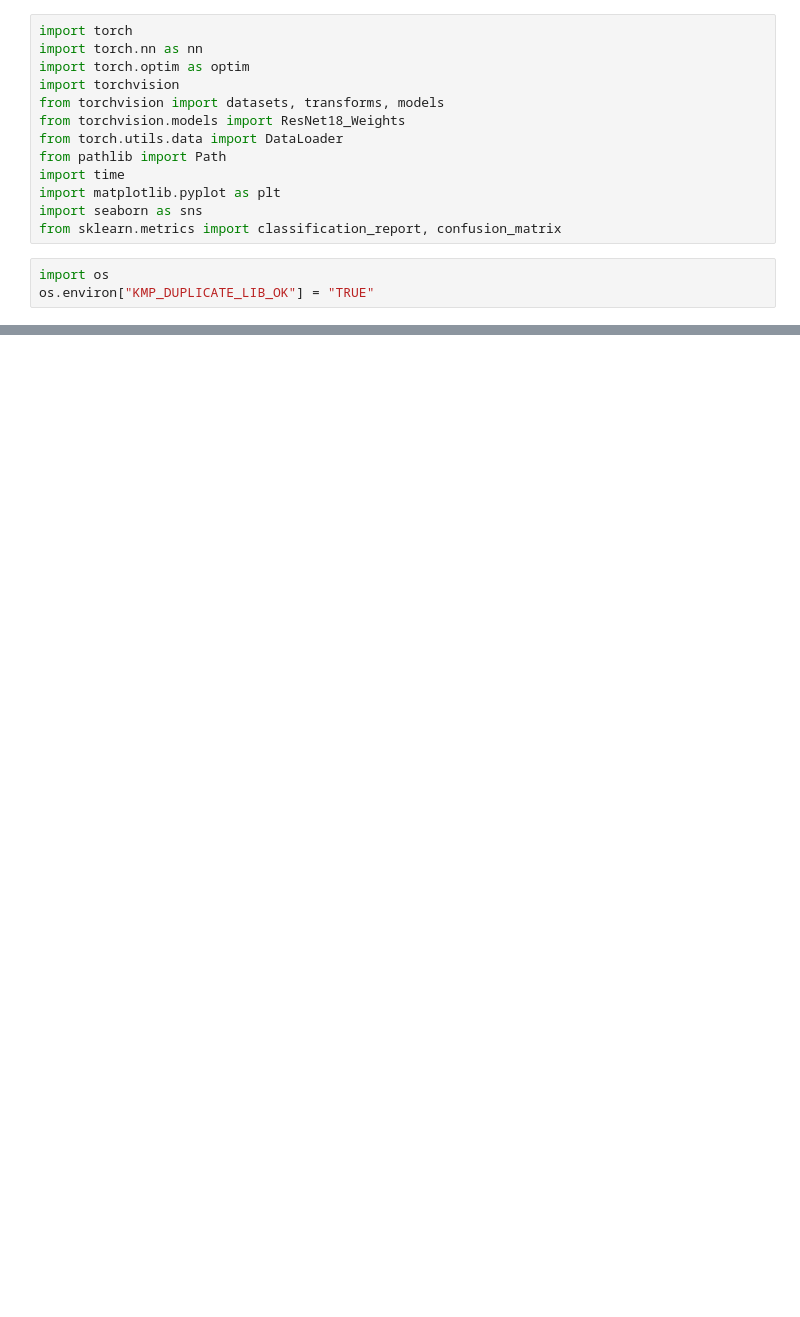
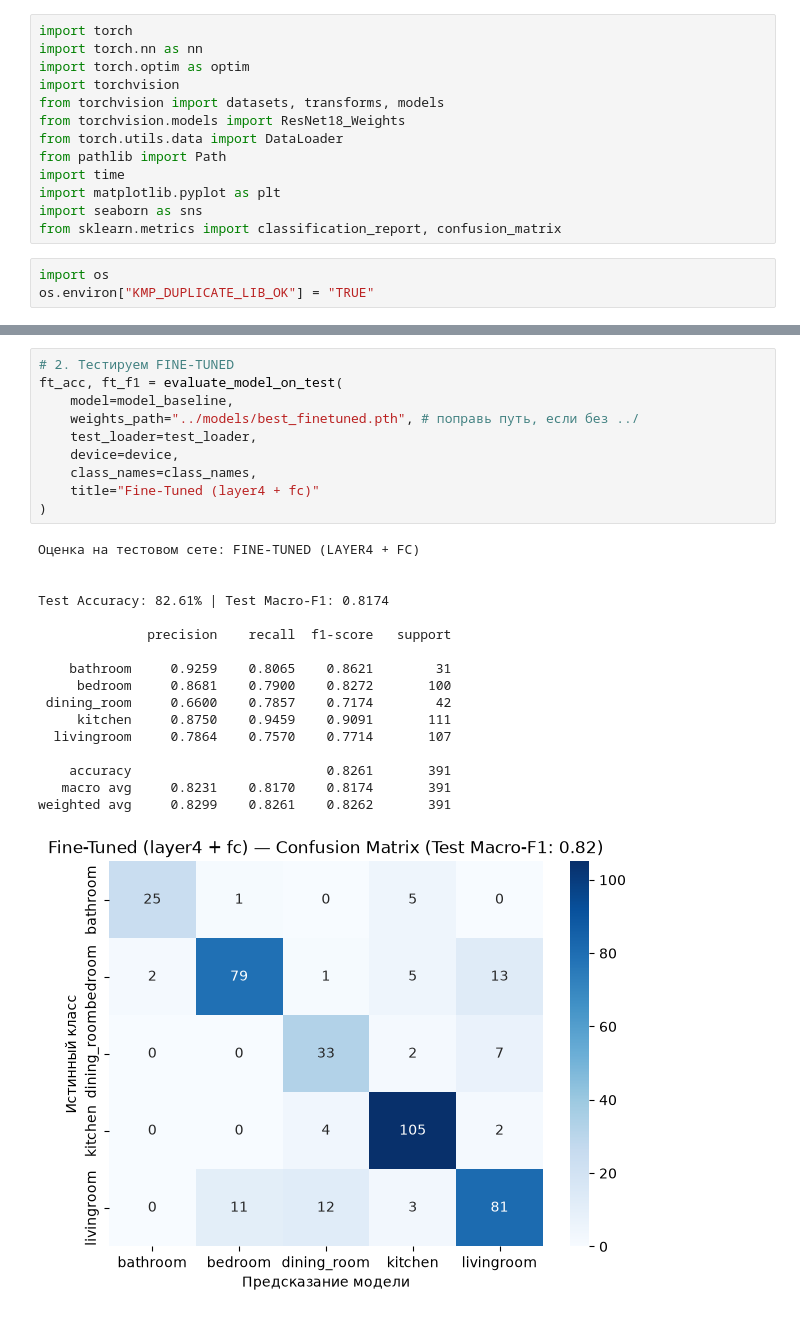
Before and after one commit to olegg083/realestate-vision, a Jupyter notebook: notebooks/02_dataloaders.ipynb, the cells around one changed output, grey strips where cells are left out. Cells and saved outputs as stored; diff of their text form; blank space fills up the shorter version.

```diff
--- a/notebooks/02_dataloaders.ipynb
+++ b/notebooks/02_dataloaders.ipynb
@@ -252,0 +305,28 @@ plt.show()
+# %%
+# 2. Тестируем FINE-TUNED
+ft_acc, ft_f1 = evaluate_model_on_test(
+    model=model_baseline,
+    weights_path="../models/best_finetuned.pth", # поправь путь, если без ../
+    test_loader=test_loader,
+    device=device,
+    class_names=class_names,
+    title="Fine-Tuned (layer4 + fc)"
+)
+# %% [output]
+Оценка на тестовом сете: FINE-TUNED (LAYER4 + FC)
+
+
+Test Accuracy: 82.61% | Test Macro-F1: 0.8174
+
+              precision    recall  f1-score   support
+
+    bathroom     0.9259    0.8065    0.8621        31
+     bedroom     0.8681    0.7900    0.8272       100
+ dining_room     0.6600    0.7857    0.7174        42
+     kitchen     0.8750    0.9459    0.9091       111
+  livingroom     0.7864    0.7570    0.7714       107
+
+    accuracy                         0.8261       391
+   macro avg     0.8231    0.8170    0.8174       391
+weighted avg     0.8299    0.8261    0.8262       391
+[figure, added]
```
Also changed, not shown: parts of 13 cells of this notebook.
